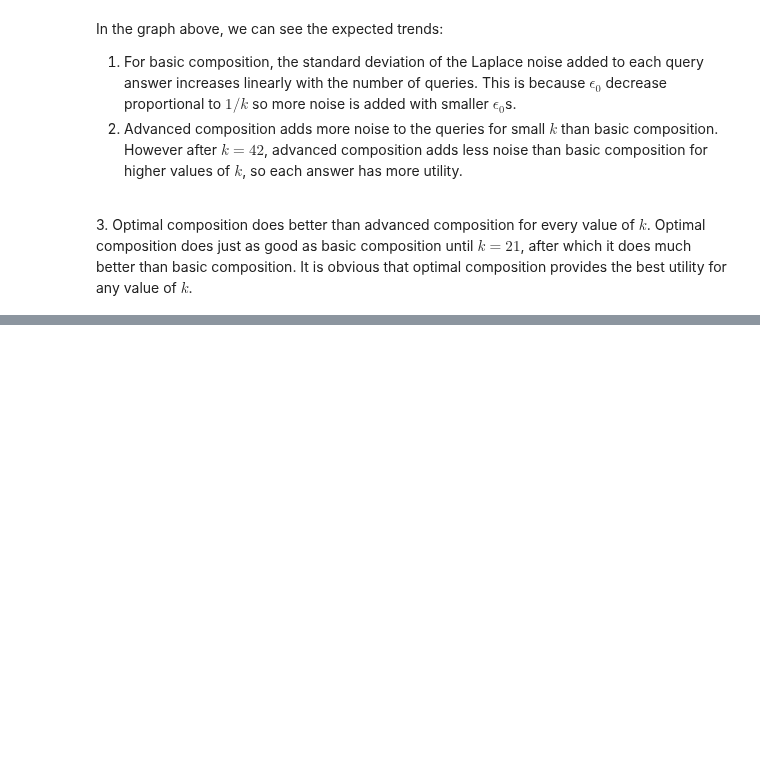
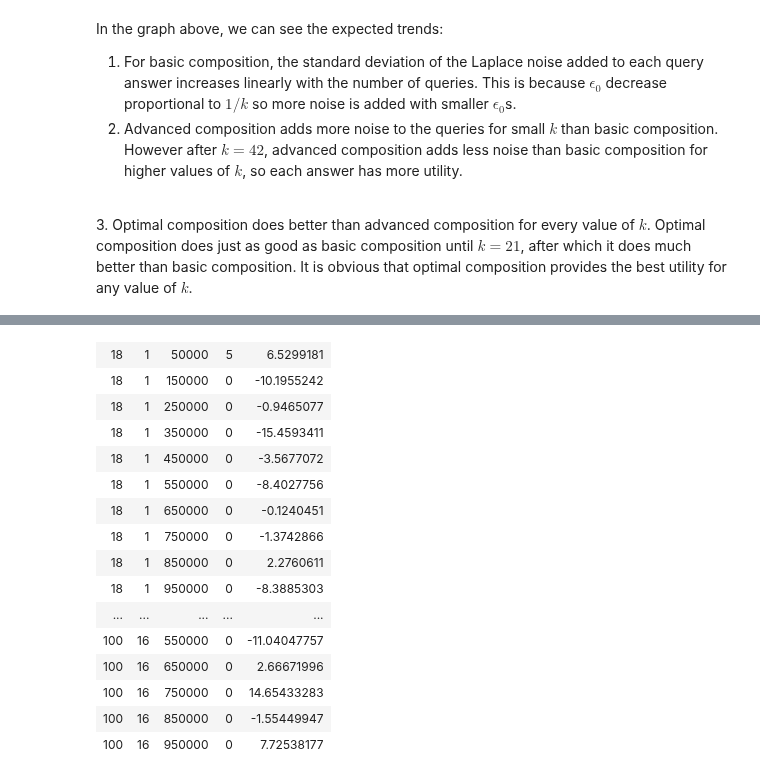
Before and after one commit to bhavenp/cs208, a Jupyter notebook: homework/HW3/HW3_Bhaven_Patel.ipynb, the cells around one changed output, grey strips where cells are left out. Cells and saved outputs as stored; diff of their text form; code cells hidden in the pictures; blank space fills up the shorter version.

Commit message:
i think my implementation of the histogram release is working

```diff
--- a/homework/HW3/HW3_Bhaven_Patel.ipynb
+++ b/homework/HW3/HW3_Bhaven_Patel.ipynb
@@ -74,6 +74,15 @@ rlap = function(mu=0, b=1, size=1) {
 sgn <- function(x) {
     return(ifelse(x < 0, -1, 1))
 }
+
+
+## Bound/Censor/Clip a variable to a range
+clip <- function(x, lower, upper){
+	x.clipped <- x
+	x.clipped[x.clipped<lower] <- lower
+	x.clipped[x.clipped>upper] <- upper
+	return(x.clipped)
+}
 # %%
 # Generate a dataset of size
 #
@@ -262,0 +280,6 @@ In the graph above, we can see the expected trends:
+# %%
+#read in the PUMS dataset
+pums_df <- read.csv("../../data/FultonPUMS5full.csv");
+#trim dataset to 'income','educ','age' columns
+pums_df_trimmed <- subset(pums_df, select = c('income','educ','age') );
+# pums_df_trimmed
@@ -262,0 +372,7 @@ In the graph above, we can see the expected trends:
+# %%
+Sys.time() #for timing
+
+#get DP histogram release for income, education, and age
+xyz_release <- xyzHistogramRelease(z=pums_df_trimmed$income, y=pums_df_trimmed$educ, x=pums_df_trimmed$age, zlower=0, zupper=10^6, ylower=1, yupper=16, xlower=18, xupper=100, znbins=10, epsilon=0.5);
+
+Sys.time() #for timing
@@ -262,0 +385,20 @@ In the graph above, we can see the expected trends:
+# %%
+# sum(is.na(xyz_release$release))
+xyz_release$release
+# %% [output]
+| 18 | 1 | 50000 | 5 | 6.5299181 |
+| 18 | 1 | 150000 | 0 | -10.1955242 |
+| 18 | 1 | 250000 | 0 | -0.9465077 |
+| 18 | 1 | 350000 | 0 | -15.4593411 |
+| 18 | 1 | 450000 | 0 | -3.5677072 |
+| 18 | 1 | 550000 | 0 | -8.4027756 |
+| 18 | 1 | 650000 | 0 | -0.1240451 |
+| 18 | 1 | 750000 | 0 | -1.3742866 |
+| 18 | 1 | 850000 | 0 | 2.2760611 |
+| 18 | 1 | 950000 | 0 | -8.3885303 |
+| ... | ... | ... | ... | ... |
+| 100 | 16 | 550000 | 0 | -11.04047757 |
+| 100 | 16 | 650000 | 0 | 2.66671996 |
+| 100 | 16 | 750000 | 0 | 14.65433283 |
+| 100 | 16 | 850000 | 0 | -1.55449947 |
+| 100 | 16 | 950000 | 0 | 7.72538177 |
```
Also changed, not shown: parts of 8 cells of this notebook, 1 other file.
